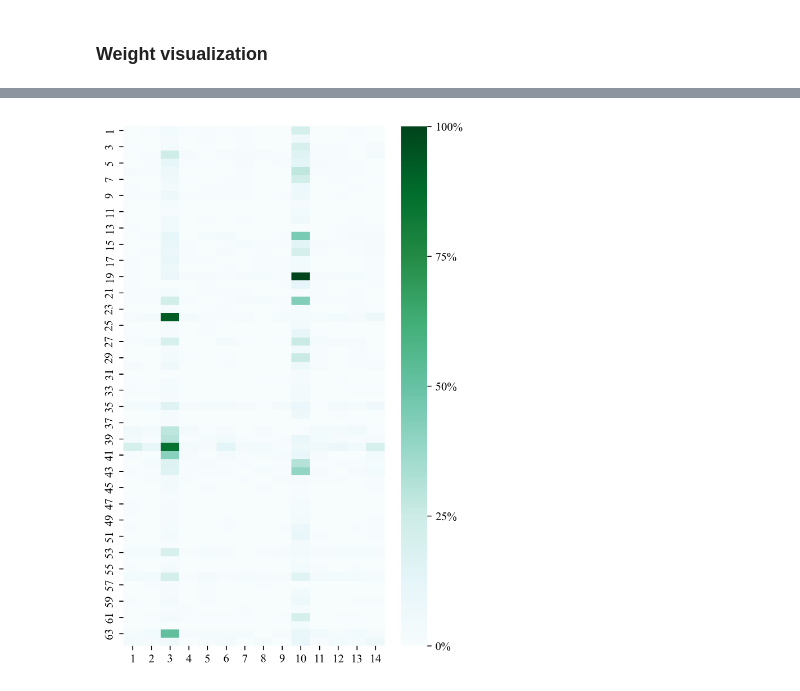
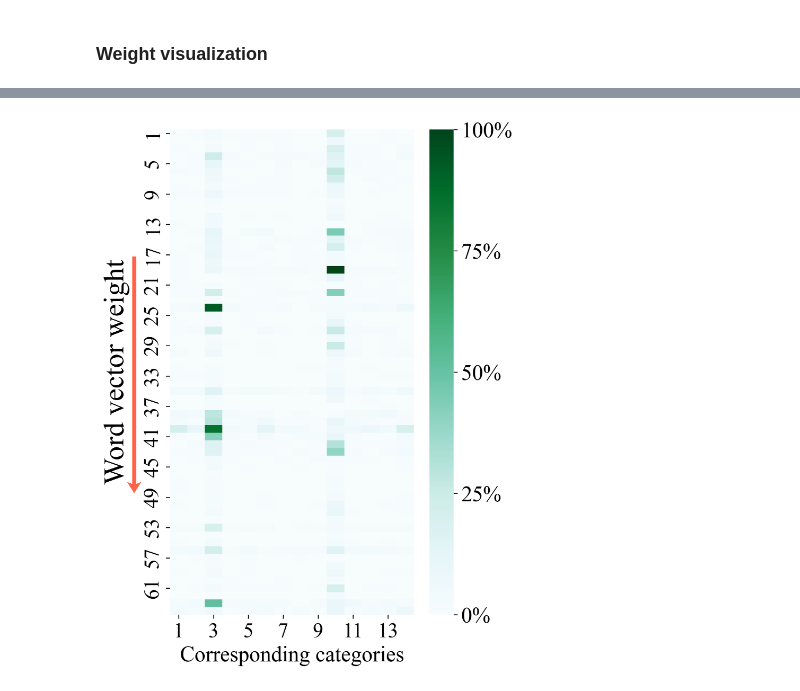
Before and after one commit to wang363/RST-algorithm, a Jupyter notebook: plot_heatmap.ipynb, the cells around one changed output, grey strips where cells are left out. Cells and saved outputs as stored; diff of their text form; code cells hidden in the pictures.

```diff
--- a/plot_heatmap.ipynb
+++ b/plot_heatmap.ipynb
@@ -66,29 +81,44 @@ plt.show()
 # %%
 csv_quanzhong_path = r'乙醇-环己烷#4-1_data_2.csv' # path
 eng_basename, zhongwen  = find_name(csv_quanzhong_path)
 quanzhong_data = pd.read_csv(csv_quanzhong_path, header=None)# read data
 quanzhong = quanzhong_data.values
 
 fig, ax = plt.subplots(figsize=(5, 8))
 heatmap = sns.heatmap(quanzhong, cmap='BuGn')
 colorbar = heatmap.collections[0].colorbar
 #colorbar.cax=cbar_ax
 set1 = np.min(quanzhong,axis=None)
 set2 = set1 + 0.25*(quanzhong.max() - quanzhong.min())
 set3 = set1 + 0.5*(quanzhong.max() - quanzhong.min())
 set4 = set1 + 0.75*(quanzhong.max() - quanzhong.min())
 set5 = np.max(quanzhong)
 colorbar.set_ticks([set1, set2, set3, set4, set5])  # Set ticks at 0%, 25%, 50%, 75%, 100%+0.02
-colorbar.set_ticklabels(['0%', '25%', '50%', '75%', '100%'])  # Set tick labels as percentages-0.02
-new_xlabels = np.arange(1, 15)  # Generating labels from 1 to 14
-plt.xticks(np.arange(0.5, 14.5), new_xlabels)  # x-axis
-new_ylabels = np.arange(1, 65, 2)  # Generating labels from 1 to 14
-plt.yticks(np.arange(0.5,64.5, 2), new_ylabels)  # x-axis
+colorbar.set_ticklabels(['0%', '25%', '50%', '75%', '100%'], fontsize=20)  # Set tick labels as percentages-0.02
+#colorbar.ax.set_aspect(20)
+
+# word vectors
+ax.text(-0.165, 0.5, 'Word vector weight', rotation='vertical', va='center', ha='right', fontsize=26, color='black', transform=ax.transAxes)
+arrow_length = 30.5
+arrow_head_width = 0.275
+arrow_head_length = 0.5
+arrow_tail_width = 0.1
+
+ax.arrow(-2.05, 17, 0, arrow_length, head_width=arrow_head_width, head_length=arrow_head_length,
+         fc='red', ec='tomato', linewidth=3.5, overhang=0.25, length_includes_head=True, clip_on=False)
+# Corresponding categories/classifications
+ax.set_xlabel("Corresponding categories", fontsize=20)#,fontweight='semibold'
+
+plt.tick_params(axis='both', labelsize=19)
+new_xlabels = np.arange(1, 15, 2)  # Generating labels from 1 to 14
+plt.xticks(np.arange(0.5, 14.5, 2), new_xlabels)  # x-axis
+new_ylabels = np.arange(1, 65, 4)  # Generating labels from 1 to 14
+plt.yticks(np.arange(0.5,64.5, 4), new_ylabels)  # x-axis
 #new_ylabels = np.arange(1, 129, 4)  # Generating labels from 1 to 14
 #plt.yticks(np.arange(0.5,128.5, 4), new_ylabels)  # x-axis
 #plt.tight_layout(rect=[0, 0, 0.92, 0.95]) # 紧致型，距离右侧0.92，不完全占领
 #plt.savefig(zhongwen + '_heatmap.jpg',dpi=300,bbox_inches='tight')#,pad_inches=0.2
 #plt.savefig(zhongwen + '_heatmap'+ '.tif', format="tif",dpi=300,bbox_inches='tight')#,pad_inches=0.2
 plt.show()
 # %% [output]
-[figure, old version]
+[figure, new version]
```
Also changed, not shown: parts of 1 cell of this notebook.
